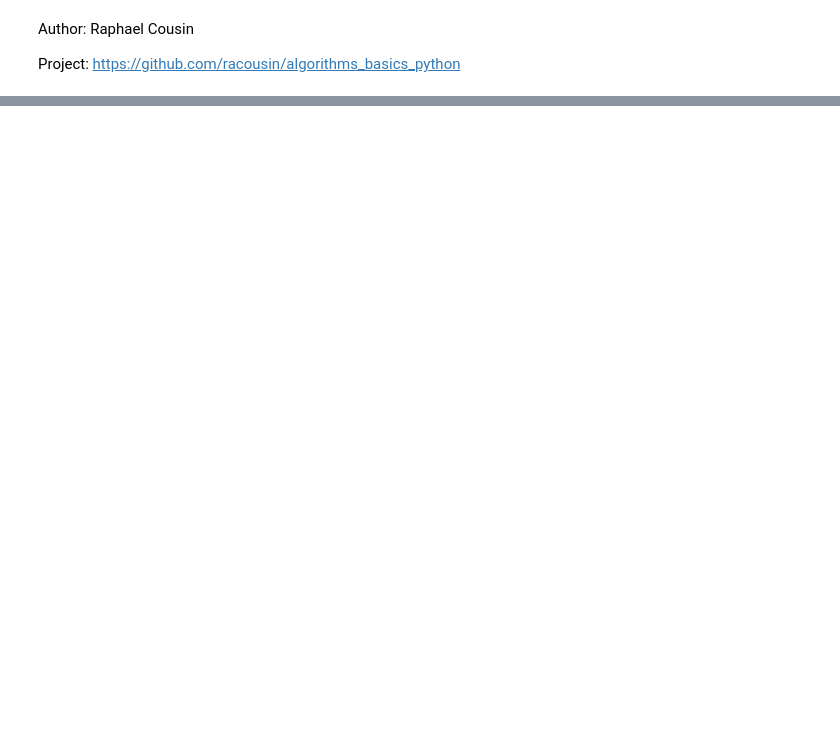
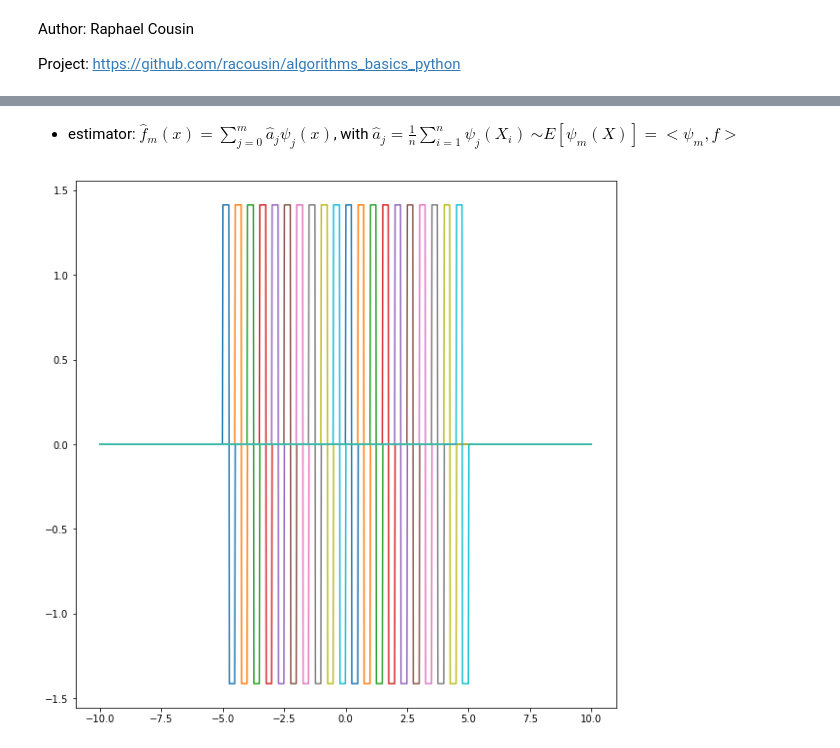
Before and after one commit to racousin/algorithms_basics_python, a Jupyter notebook: Non_parametric_estimation/projection.ipynb, the cells around one changed output, grey strips where cells are left out. Saved outputs shown, nothing was run; the diff lists cells and outputs as text; code cells hidden in the pictures; blank space fills up the shorter version.

```diff
--- a/Non_parametric_estimation/projection.ipynb
+++ b/Non_parametric_estimation/projection.ipynb
@@ -67,0 +80,24 @@ ax.plot(xs, proj.predict(xs))
+# %% [markdown]
+* estimator: $\hat{f}_m(x)= \sum_{j=0}^m \hat{a}_j \psi_j(x)$, with $\hat{a}_j = \frac{1}{n} \sum_{i=1}^n \psi_j(X_i)$ $\sim E[\psi_m(X)] = <\psi_m,f>$
+# %%
+def mother(t):
+    res = np.zeros(len(t));
+    res[(t>0) & (t < 0.5)] = 1
+    res[(t>0.5) & (t < 1)] = -1
+    return res;
+
+def fhaar(t,j,k):
+    res = np.zeros(len(t));
+    ind = (t > k * 2 **-j) & (t < (k+1) * 2 **-j)
+    res[ind] = 2**(j/2) * mother(2**j * t[ind] - k)
+    return res;
+# %%
+ts = np.linspace(-10,10,1000)
+ns = np.arange(-10,10, dtype=float)
+ks = np.arange(-10,10, dtype=float)
+# %%
+fig, ax = plt.subplots(figsize=(10,10))
+for n in ns:
+    ax.plot(ts,fhaar(ts,1,n))
+# %% [output]
+[figure, added]
```
Also changed, not shown: parts of 11 cells of this notebook, 6 other files.
